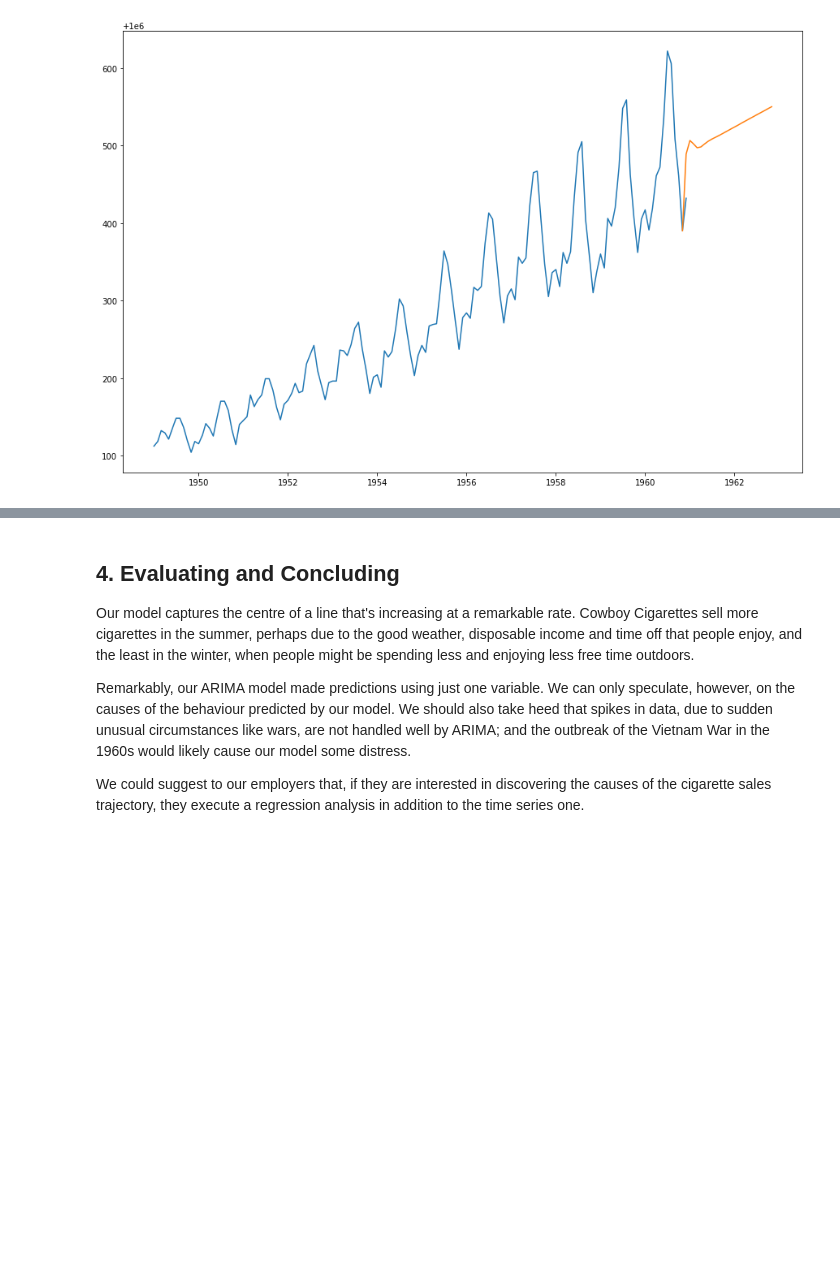
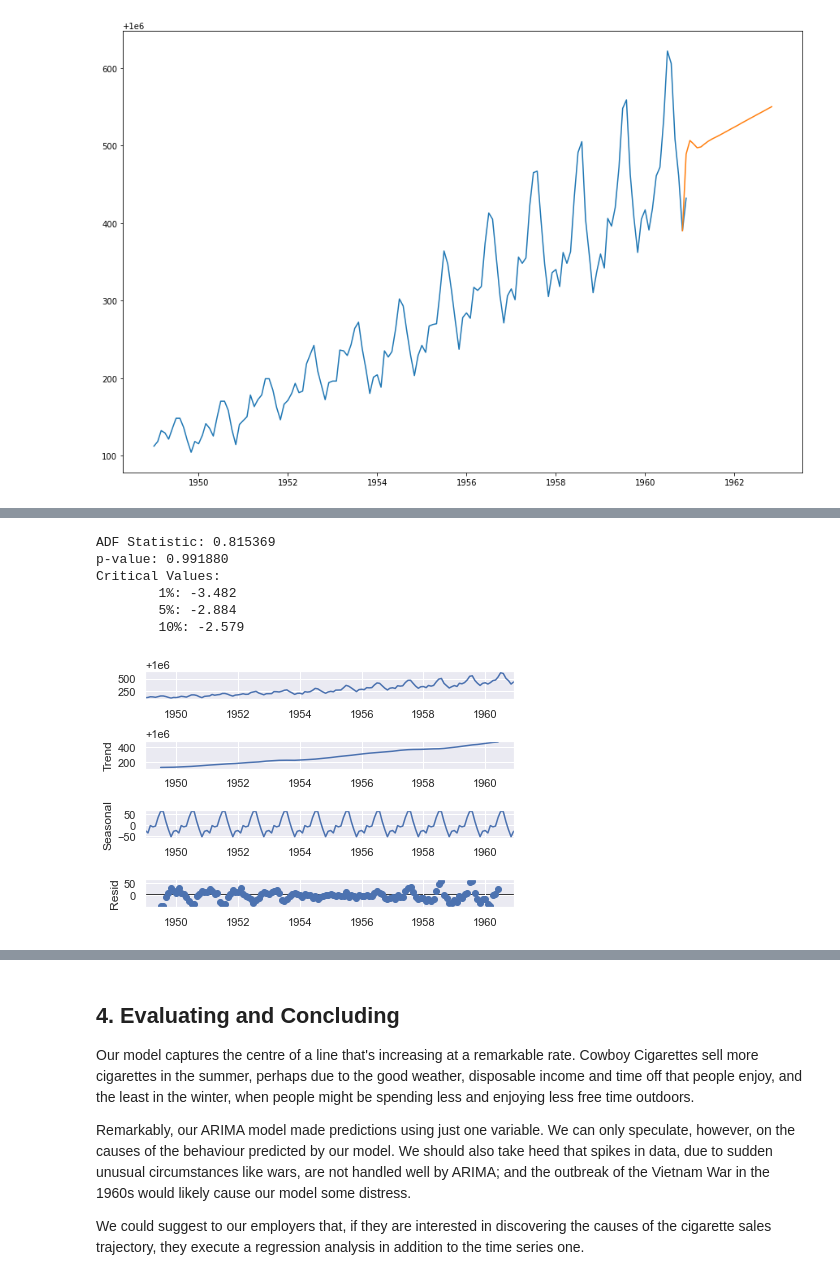
Before and after one commit to yoyo6022/Springboard-hands-on-project, a Jupyter notebook: Cowboys&CigrettesCaseStudy/Cowboy Cigarettes Case Study - Tier 1.ipynb, the cells around one changed output, grey strips where cells are left out. Saved outputs shown, nothing was run; the diff lists cells and outputs as text; code cells hidden in the pictures; blank space fills up the shorter version.

```diff
--- a/Cowboys&CigrettesCaseStudy/Cowboy Cigarettes Case Study - Tier 1.ipynb
+++ b/Cowboys&CigrettesCaseStudy/Cowboy Cigarettes Case Study - Tier 1.ipynb
@@ -457,0 +489,20 @@ plt.show()
+# %%
+sta_result = adfuller(dfcig)
+print('ADF Statistic: %f' % sta_result[0])
+print('p-value: %f' % sta_result[1])
+print('Critical Values:')
+for key, value in sta_result[4].items():
+    print('\t%s: %.3f' % (key, value))
+# %% [output]
+ADF Statistic: 0.815369
+p-value: 0.991880
+Critical Values:
+        1%: -3.482
+        5%: -2.884
+        10%: -2.579
+# %%
+decomp = seasonal_decompose(dfcig, model='additive')
+decomp.plot()
+plt.show()
+# %% [output]
+[figure, added]
```
Also changed, not shown: parts of 21 cells of this notebook.
